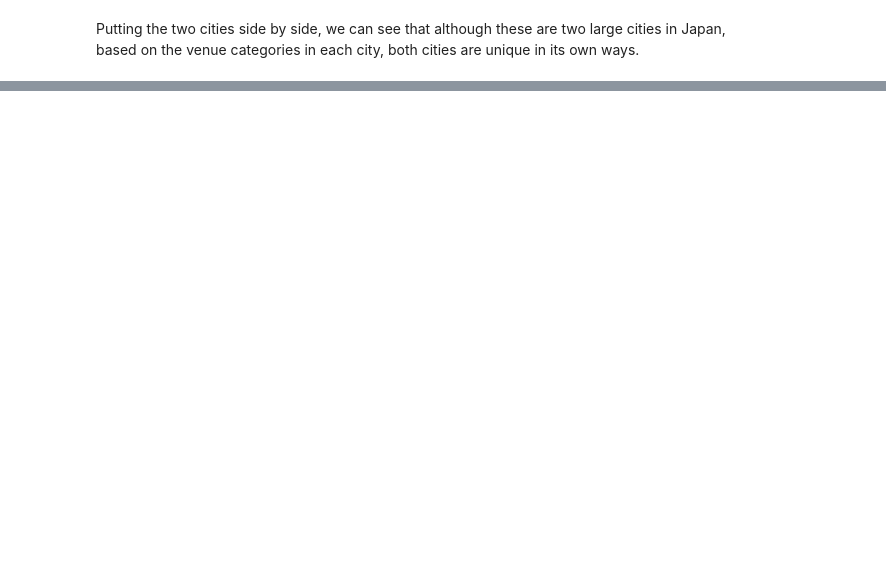
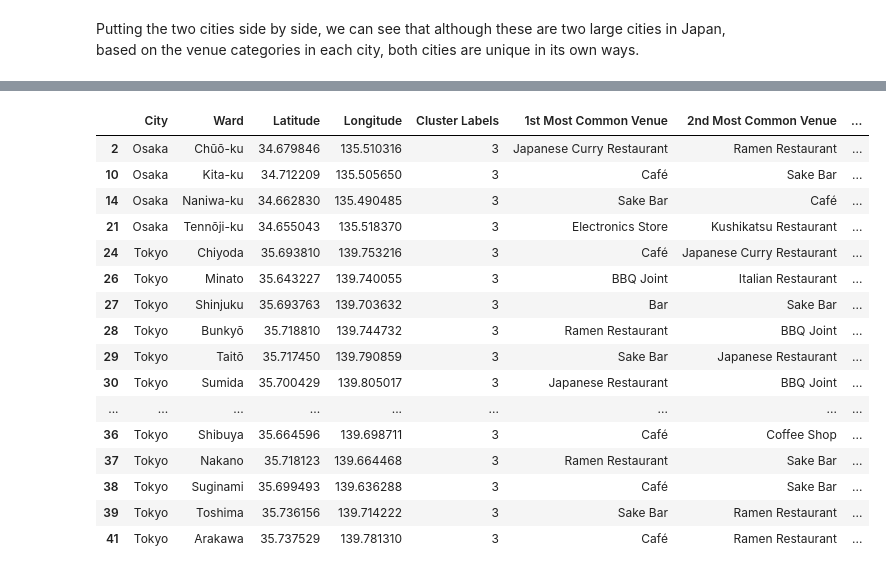
Before and after one commit to dsychin/Coursera_Capstone, a Jupyter notebook: Tokyo_vs_Osaka.ipynb, the cells around one changed output, grey strips where cells are left out. Saved outputs shown, nothing was run; the diff lists cells and outputs as text; code cells hidden in the pictures; blank space fills up the shorter version.

Commit message:
show data for each clusters

```diff
--- a/Tokyo_vs_Osaka.ipynb
+++ b/Tokyo_vs_Osaka.ipynb
@@ -469,0 +511,20 @@ Putting the two cities side by side, we can see that although these are two larg
+# %%
+merged[merged['Cluster Labels'] == 3]
+# %% [output]
+|  | City | Ward | Latitude | Longitude | Cluster Labels | 1st Most Common Venue | 2nd Most Common Venue | ... |
+| 2 | Osaka | Chūō-ku | 34.679846 | 135.510316 | 3 | Japanese Curry Restaurant | Ramen Restaurant | ... |
+| 10 | Osaka | Kita-ku | 34.712209 | 135.505650 | 3 | Café | Sake Bar | ... |
+| 14 | Osaka | Naniwa-ku | 34.662830 | 135.490485 | 3 | Sake Bar | Café | ... |
+| 21 | Osaka | Tennōji-ku | 34.655043 | 135.518370 | 3 | Electronics Store | Kushikatsu Restaurant | ... |
+| 24 | Tokyo | Chiyoda | 35.693810 | 139.753216 | 3 | Café | Japanese Curry Restaurant | ... |
+| 26 | Tokyo | Minato | 35.643227 | 139.740055 | 3 | BBQ Joint | Italian Restaurant | ... |
+| 27 | Tokyo | Shinjuku | 35.693763 | 139.703632 | 3 | Bar | Sake Bar | ... |
+| 28 | Tokyo | Bunkyō | 35.718810 | 139.744732 | 3 | Ramen Restaurant | BBQ Joint | ... |
+| 29 | Tokyo | Taitō | 35.717450 | 139.790859 | 3 | Sake Bar | Japanese Restaurant | ... |
+| 30 | Tokyo | Sumida | 35.700429 | 139.805017 | 3 | Japanese Restaurant | BBQ Joint | ... |
+| ... | ... | ... | ... | ... | ... | ... | ... | ... |
+| 36 | Tokyo | Shibuya | 35.664596 | 139.698711 | 3 | Café | Coffee Shop | ... |
+| 37 | Tokyo | Nakano | 35.718123 | 139.664468 | 3 | Ramen Restaurant | Sake Bar | ... |
+| 38 | Tokyo | Suginami | 35.699493 | 139.636288 | 3 | Café | Sake Bar | ... |
+| 39 | Tokyo | Toshima | 35.736156 | 139.714222 | 3 | Sake Bar | Ramen Restaurant | ... |
+| 41 | Tokyo | Arakawa | 35.737529 | 139.781310 | 3 | Café | Ramen Restaurant | ... |
```
Also changed, not shown: parts of 7 cells of this notebook.
